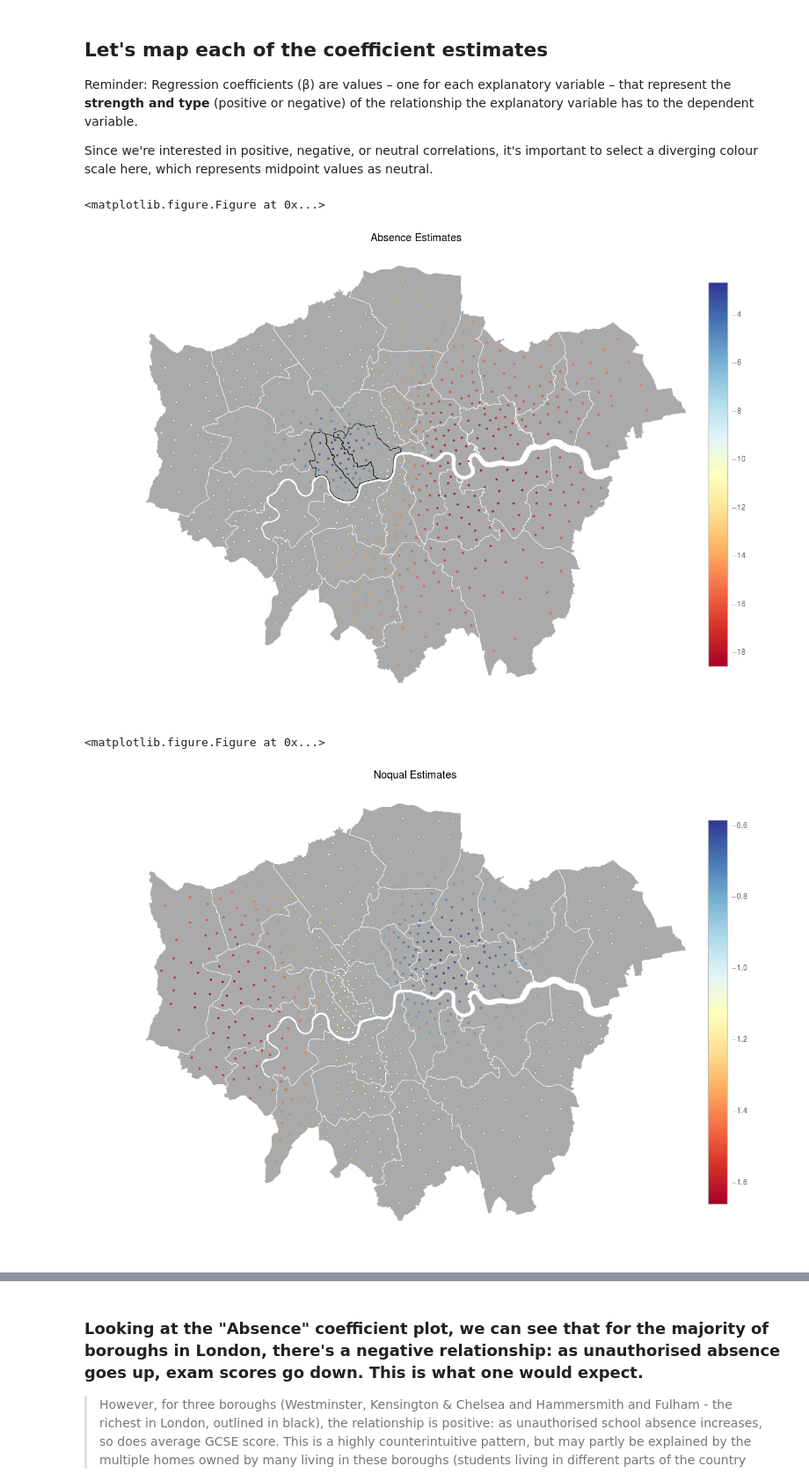
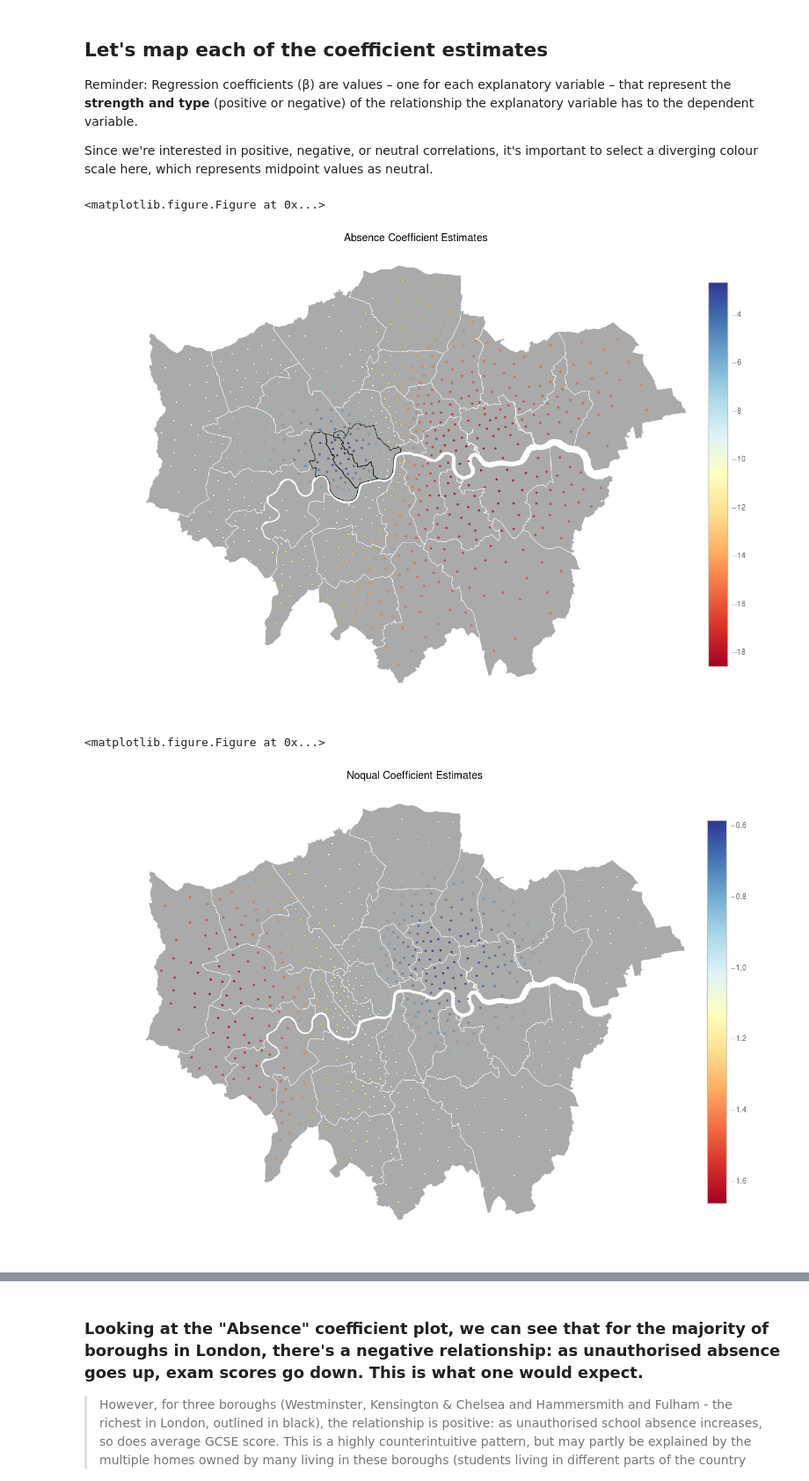
Before and after one commit to urschrei/Geopython, a Jupyter notebook: geographically_weighted_regression.ipynb, the cells around one changed output, grey strips where cells are left out. Shown at 88% size. Saved outputs shown, nothing was run; the diff lists cells and outputs as text; code cells hidden in the pictures.

```diff
--- a/geographically_weighted_regression.ipynb
+++ b/geographically_weighted_regression.ipynb
@@ -388,7 +391,7 @@ Reminder: Regression coefficients (β) are values – one for each explanatory v
 Since we're interested in positive, negative, or neutral correlations, it's important to select a diverging colour scale here, which represents midpoint values as neutral.
 # %%
 labels = ['Intercept', 'Absence', 'Noqual', 'Cars']
-boroughs = ['Westminster', 'Kensington and Chelsea', 'Hammersmith and Fulham']
+borough_names = ['Westminster', 'Kensington and Chelsea', 'Hammersmith and Fulham']
 
 # Map Parameter estimates for each covariate
 # we're skipping the intercept, hence range(1, ...)
@@ -409,36 +412,36 @@ for param in range(1, results.params.shape[1]):
         markeredgewidth=.25,
         vmin=vmin,
         vmax=vmax,
         cmap='RdYlBu',
         ax=ax
     )
 
     # impose borough boundaries
     boroughs(ax)
 
     # outline the boroughs with high positive "Absence" correlation
     if param == 1:
         # display boroughs with most AirBnB
-        top = boroughs_gdf.to_crs({'init': 'epsg:27700'}).loc[boroughs_gdf['neighbourhood'].isin(boroughs)].plot(
+        top = boroughs_gdf.to_crs({'init': 'epsg:27700'}).loc[boroughs_gdf['neighbourhood'].isin(borough_names)].plot(
             ax=ax,
             linewidth=.75,
             color='None',
             edgecolor='k'
         )
 
-    ax.set_title(labels[param] + ' Estimates')
+    ax.set_title(labels[param] + ' Coefficient Estimates')
     cfig = ax.get_figure()
     cax = cfig.add_axes([0.98, 0.2, 0.03, 0.6])
     sm = plt.cm.ScalarMappable(norm=plt.Normalize(vmin=vmin, vmax=vmax), cmap='RdYlBu')
     sm._A = []
     cfig.colorbar(sm, cax=cax)
     _ = ax.axis('off')
 
     plt.tight_layout()
     plt.show()
 # %% [output]
 <matplotlib.figure.Figure at 0x...>
-[figure, old version]
+[figure, new version]
 <matplotlib.figure.Figure at 0x...>
-[figure, old version]
+[figure, new version]
 <matplotlib.figure.Figure at 0x...>
```
Also changed, not shown: parts of 6 cells of this notebook.
